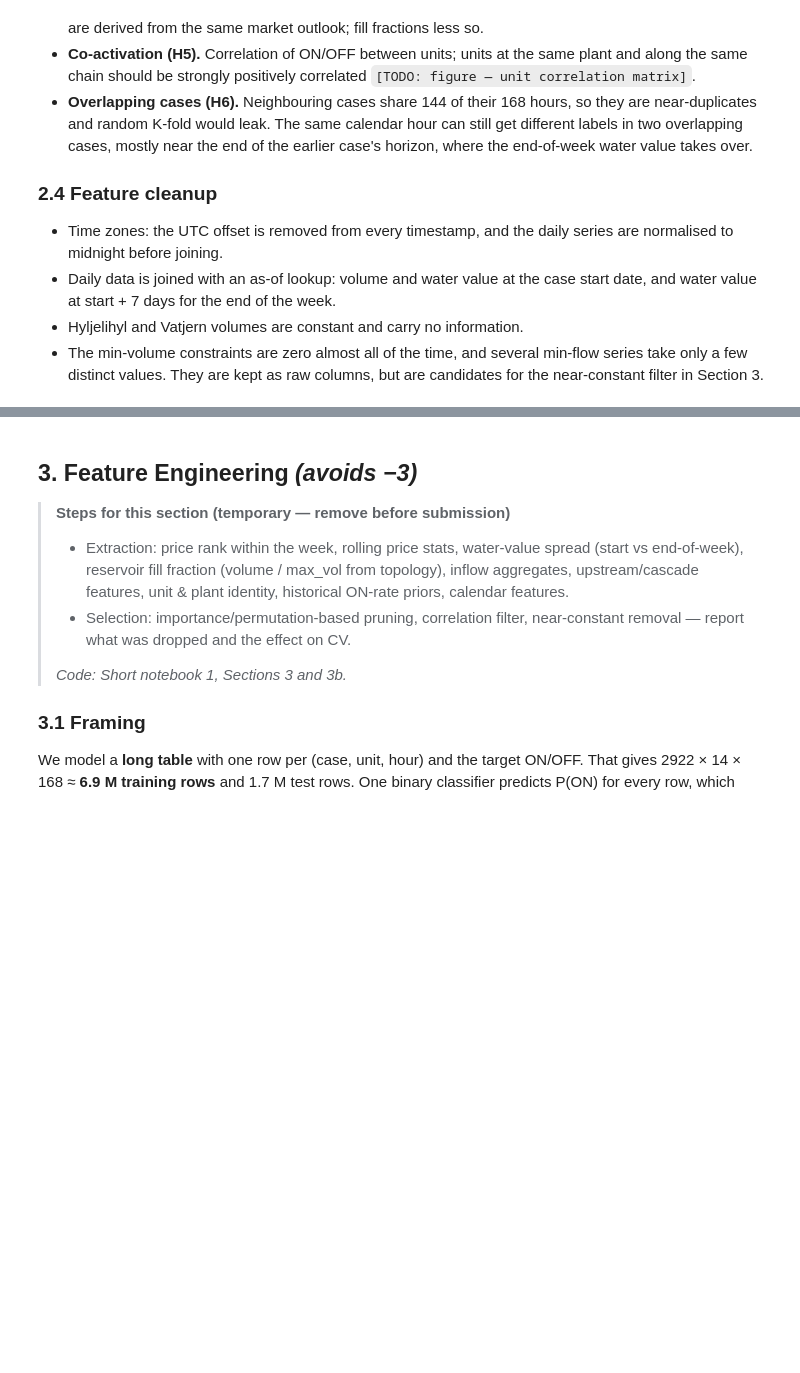
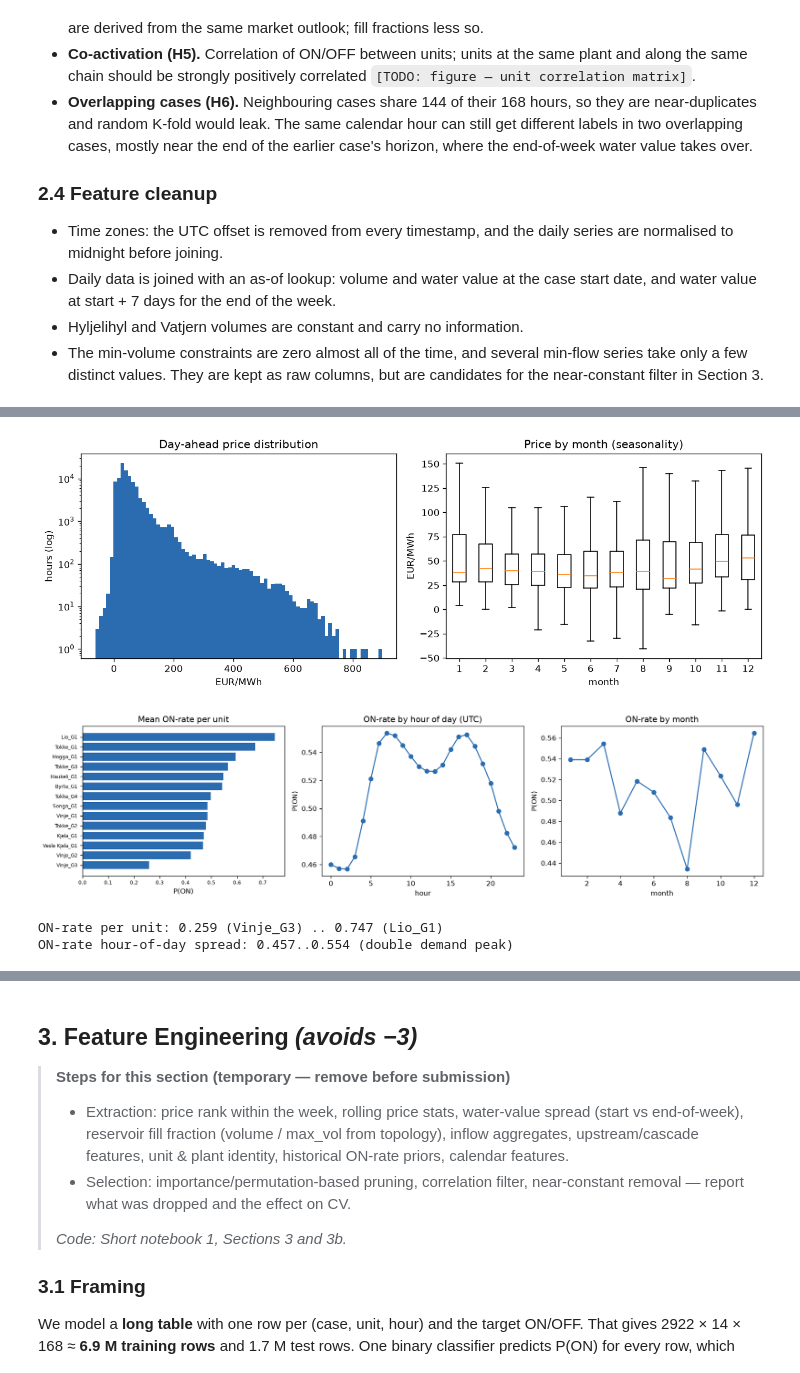
Before and after one commit to Mathole01/ML-group-project-TDT4173, a Jupyter notebook: Report.ipynb, the cells around one changed output, grey strips where cells are left out. Drawn from its saved outputs; the diff is of its cells as text; code cells hidden in the pictures; blank space fills up the shorter version.

```diff
--- a/Report.ipynb
+++ b/Report.ipynb
@@ -166,0 +230,25 @@ All time series are stamped in **UTC**. The hourly series are price, inflow and
+# %%
+# 2.2 Individual features: price distribution/seasonality + ON-rates by unit/hour/month.
+pr = price.dropna().copy(); pr["month"] = pr["date"].dt.month
+fig, ax = plt.subplots(1, 2, figsize=(11, 4))
+ax[0].hist(pr["Day-ahead price (EUR/MWh)"], bins=80, color="#2b6cb0"); ax[0].set_yscale("log")
+ax[0].set_title("Price distribution"); ax[0].set_xlabel("EUR/MWh"); ax[0].set_ylabel("hours (log)")
+ax[1].boxplot([pr.loc[pr.month==m,"Day-ahead price (EUR/MWh)"] for m in range(1,13)], showfliers=False)
+ax[1].set_title("Price by month (seasonality)"); plt.show()
+
+on_unit = Y.mean(axis=(0,2)); hod = np.arange(H) % 24
+on_hod = np.array([Y.mean(axis=(0,1))[hod==h].mean() for h in range(24)])
+cm = pd.to_datetime(starts).month
+on_month = np.array([Y[cm==m].mean() for m in range(1,13)])
+fig, ax = plt.subplots(1, 3, figsize=(15, 4)); o = np.argsort(on_unit)
+ax[0].barh(np.array(UNITS)[o], on_unit[o], color="#2b6cb0"); ax[0].set_title("Mean ON-rate per unit")
+ax[1].plot(range(24), on_hod, "-o", color="#2b6cb0"); ax[1].set_title("ON-rate by hour of day (UTC)")
+ax[2].plot(range(1,13), on_month, "-o", color="#2b6cb0"); ax[2].set_title("ON-rate by month"); plt.show()
+print(f"ON-rate per unit: {on_unit.min():.3f} ({UNITS[on_unit.argmin()]}) .. "
+      f"{on_unit.max():.3f} ({UNITS[on_unit.argmax()]})")
+print(f"ON-rate hour-of-day spread: {on_hod.min():.3f}..{on_hod.max():.3f} (double demand peak)")
+# %% [output]
+[figure, added]
+[figure, added]
+ON-rate per unit: 0.259 (Vinje_G3) .. 0.747 (Lio_G1)
+ON-rate hour-of-day spread: 0.457..0.554 (double demand peak)
```
Also changed, not shown: parts of 12 cells of this notebook, 4 other files.
